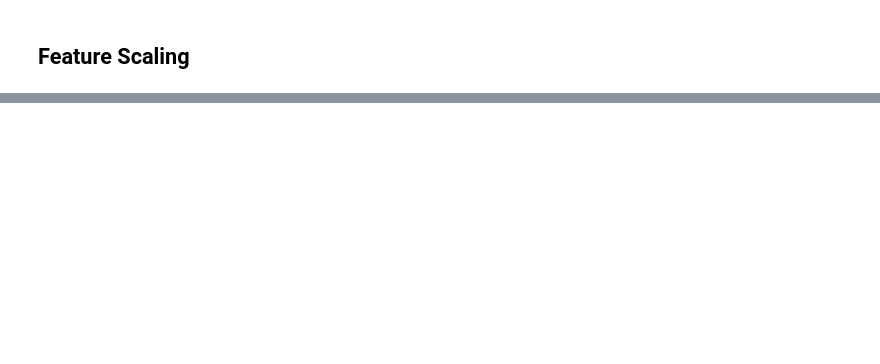
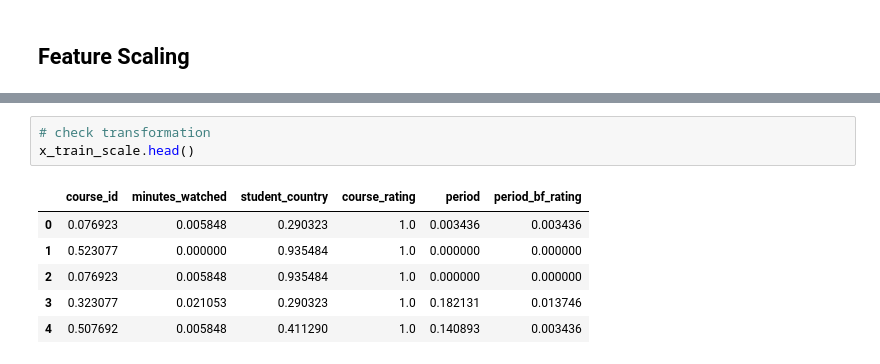
Before and after one commit to julienawonga/365_challenge, a Jupyter notebook: 365 Data.ipynb, the cells around one changed output, grey strips where cells are left out. Drawn from its saved outputs; the diff is of its cells as text; blank space fills up the shorter version.

```diff
--- a/365 Data.ipynb
+++ b/365 Data.ipynb
@@ -416,0 +462,10 @@ model = SVC()
+# %%
+# check transformation
+x_train_scale.head()
+# %% [output]
+|  | course_id | minutes_watched | student_country | course_rating | period | period_bf_rating |
+| 0 | 0.076923 | 0.005848 | 0.290323 | 1.0 | 0.003436 | 0.003436 |
+| 1 | 0.523077 | 0.000000 | 0.935484 | 1.0 | 0.000000 | 0.000000 |
+| 2 | 0.076923 | 0.005848 | 0.935484 | 1.0 | 0.000000 | 0.000000 |
+| 3 | 0.323077 | 0.021053 | 0.290323 | 1.0 | 0.182131 | 0.013746 |
+| 4 | 0.507692 | 0.005848 | 0.411290 | 1.0 | 0.140893 | 0.003436 |
```
Also changed, not shown: parts of 29 cells of this notebook.
